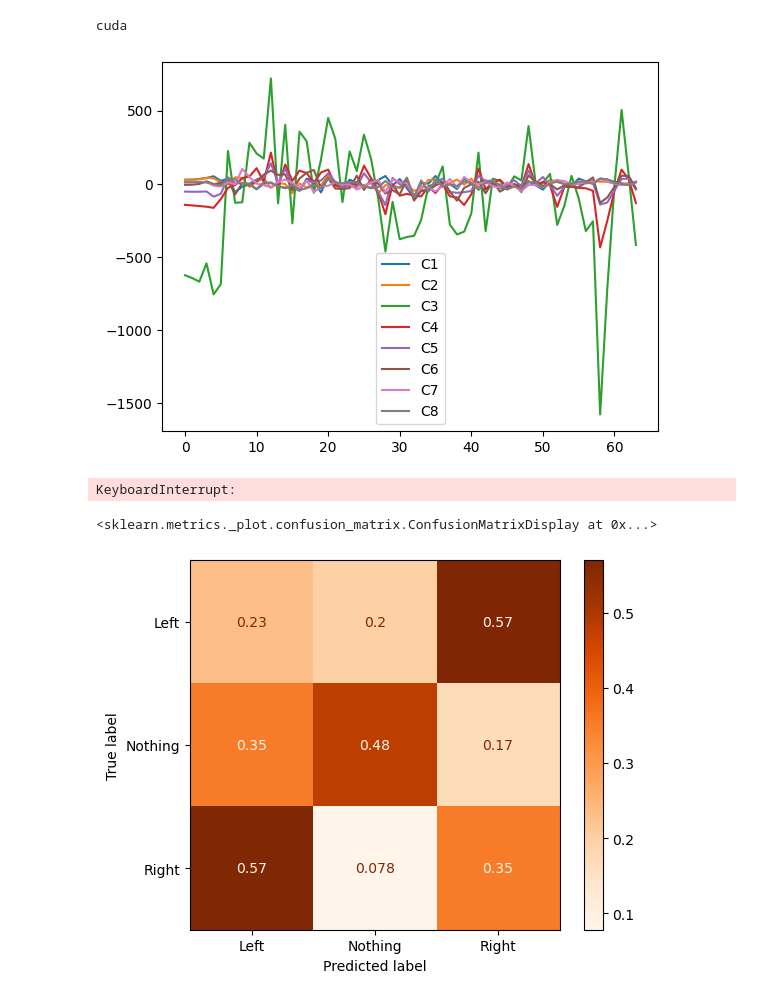
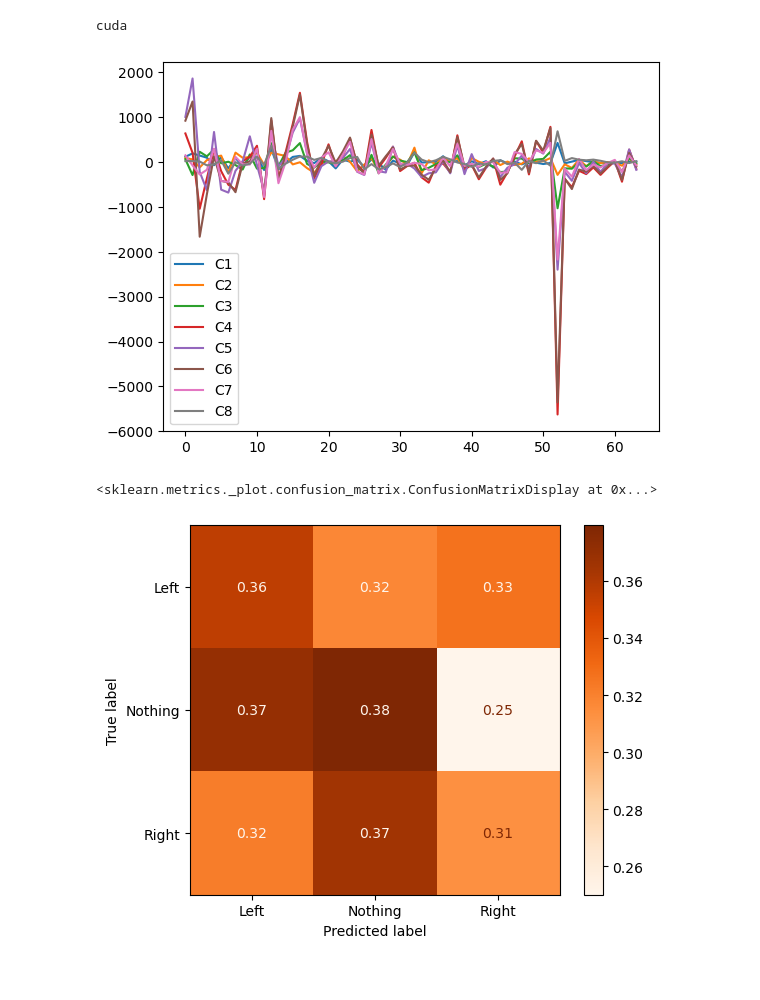
Before and after one commit to Stelath/neuro-nav, a Jupyter notebook: neural_network_testing.ipynb, the cells around one changed output. Saved outputs shown, nothing was run; the diff lists cells and outputs as text; code cells hidden in the pictures.

```diff
--- a/neural_network_testing.ipynb
+++ b/neural_network_testing.ipynb
@@ -58,23 +58,23 @@ class BCIModel(nn.Module):
         x = self.fc3(x)
         return x
 # %%
-train_dataset = BCIDataset('data/train', data_length=256)
-test_dataset = BCIDataset('data/test', data_length=256)
+train_dataset = BCIDataset('data/train', hz=256, seconds=1)
+test_dataset = BCIDataset('data/test', hz=256, seconds=1)
 
 train_dataloader = DataLoader(train_dataset, batch_size=256, shuffle=True)
 test_dataloader = DataLoader(test_dataset, batch_size=256, shuffle=True)
 # %%
-eeg_data = train_dataset[90]['inputs']
+eeg_data = train_dataset[450]['inputs']
 for i, channel in enumerate(eeg_data):
     plt.plot(channel, label = f"C{i+1}")
 plt.legend()
 plt.show()
 # %% [output]
-[figure, old version]
+[figure, new version]
 # %%
-# model = MLSTM_FCN(c_in=8, c_out=3, seq_len=64, se=16)
+model = MLSTM_FCN(c_in=8, c_out=3, seq_len=64, se=16)
 # model = FCN(c_in=8, c_out=3)
-model = MiniRocketClassifier()
+
 # model = MultitaskSSVEPClassifier(
 #     num_channel=8,
 #     num_classes=3,
@@ -83,7 +83,7 @@ model = MiniRocketClassifier()
 
 model.to(device)
 
-optimizer = optim.Adam(model.parameters(), lr=0.001)
+optimizer = optim.Adam(model.parameters(), lr=0.0001)
 loss_function = nn.SmoothL1Loss()
 # %%
 def fwd_pass(inputs, targets, train=False):
@@ -108,7 +109,7 @@ now = datetime.now()
 dt_string = now.strftime("%d:%m:%Y-%H:%M:%S")
 writer = SummaryWriter(f'runs/BCI_{dt_string}')
 
-EPOCHS = 50
+EPOCHS = 200
 global_step = 0
 for epoch in range(EPOCHS):
     progress_bar = tqdm(total=len(train_dataloader))
@@ -151,23 +152,21 @@ for epoch in range(EPOCHS):
 
     if (epoch + 1) % 5 == 0 or epoch + 1 == EPOCHS:
         torch.save(model.state_dict(), f"models/model_{epoch + 1}.pth")
-# %% [output]
-KeyboardInterrupt:
 # %%
-model.load_state_dict(torch.load('models/model_20.pth'))
+model.load_state_dict(torch.load('models/model_55.pth'))
 
 inputs = test_dataset[:]['inputs'].to(device)
 targets = test_dataset[:]['targets']
 
 with torch.no_grad():
     outputs = model(inputs)
 
 outputs = torch.argmax(outputs, dim=1).cpu().numpy()
 targets = torch.argmax(targets, dim=1).cpu().numpy()
 
 cm = metrics.confusion_matrix(targets, outputs, normalize='true')
 disp = metrics.ConfusionMatrixDisplay(confusion_matrix=cm, display_labels=['Left', 'Nothing', 'Right'])
 disp.plot(cmap=plt.cm.Oranges)
 # %% [output]
 <sklearn.metrics._plot.confusion_matrix.ConfusionMatrixDisplay at 0x...>
-[figure, old version]
+[figure, new version]
```
Also changed, not shown: parts of 1 cell of this notebook, 5 other files.
